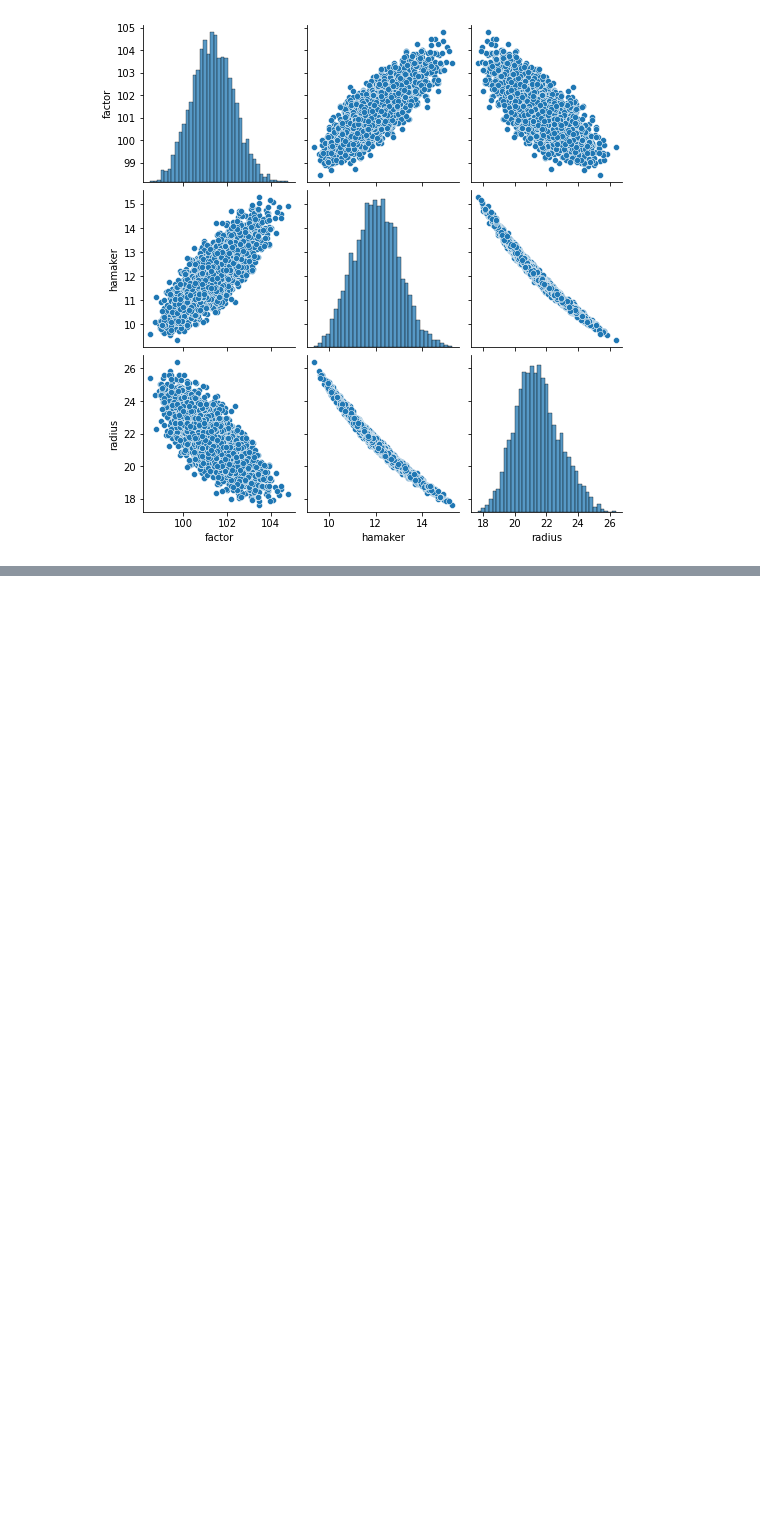
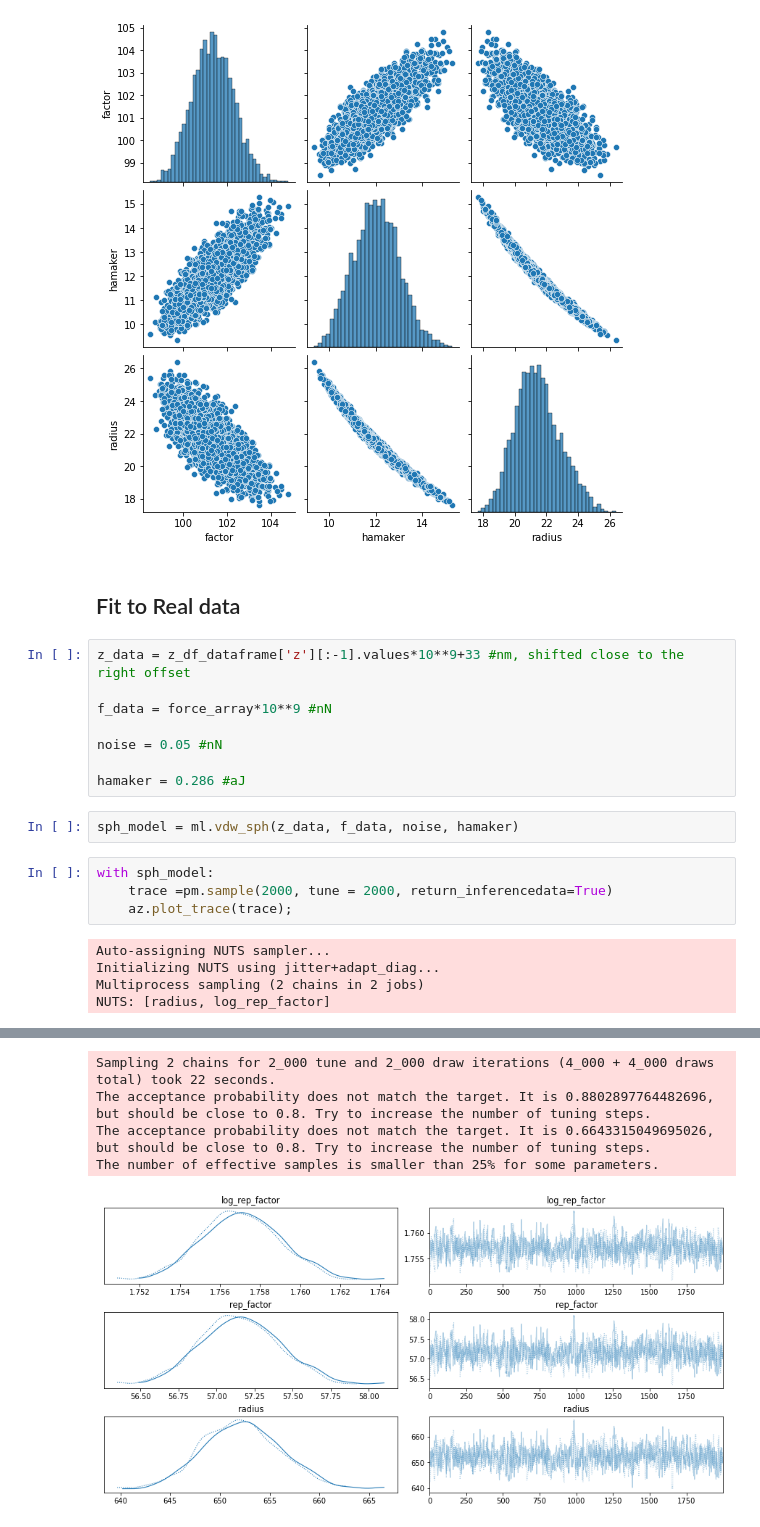
Before and after one commit to phys201/nc_AFM, a Jupyter notebook: documentation.ipynb, the cells around one changed output, grey strips where cells are left out. Drawn from its saved outputs; the diff is of its cells as text; blank space fills up the shorter version.

```diff
--- a/documentation.ipynb
+++ b/documentation.ipynb
@@ -1096,3 +1148,24 @@ sns.pairplot(posterior_dataframe_m1_h_parameter)
 # %% [output]
 <seaborn.axisgrid.PairGrid at 0x...>
 [figure]
+# %% [markdown]
+## Fit to Real data
+# %%
+z_data = z_df_dataframe['z'][:-1].values*10**9+33 #nm, shifted close to the right offset
+
+f_data = force_array*10**9 #nN
+
+noise = 0.05 #nN
+
+hamaker = 0.286 #aJ
+# %%
+sph_model = ml.vdw_sph(z_data, f_data, noise, hamaker)
+# %%
+with sph_model:
+    trace =pm.sample(2000, tune = 2000, return_inferencedata=True)
+    az.plot_trace(trace);
+# %% [output]
+Auto-assigning NUTS sampler...
+Initializing NUTS using jitter+adapt_diag...
+Multiprocess sampling (2 chains in 2 jobs)
+NUTS: [radius, log_rep_factor]
@@ -1098,0 +1173,5 @@ sns.pairplot(posterior_dataframe_m1_h_parameter)
+Sampling 2 chains for 2_000 tune and 2_000 draw iterations (4_000 + 4_000 draws total) took 22 seconds.
+The acceptance probability does not match the target. It is 0.8802897764482696, but should be close to 0.8. Try to increase the number of tuning steps.
+The acceptance probability does not match the target. It is 0.6643315049695026, but should be close to 0.8. Try to increase the number of tuning steps.
+The number of effective samples is smaller than 25% for some parameters.
+[figure, added]
```
Also changed, not shown: parts of 13 cells of this notebook, 1 other file.
